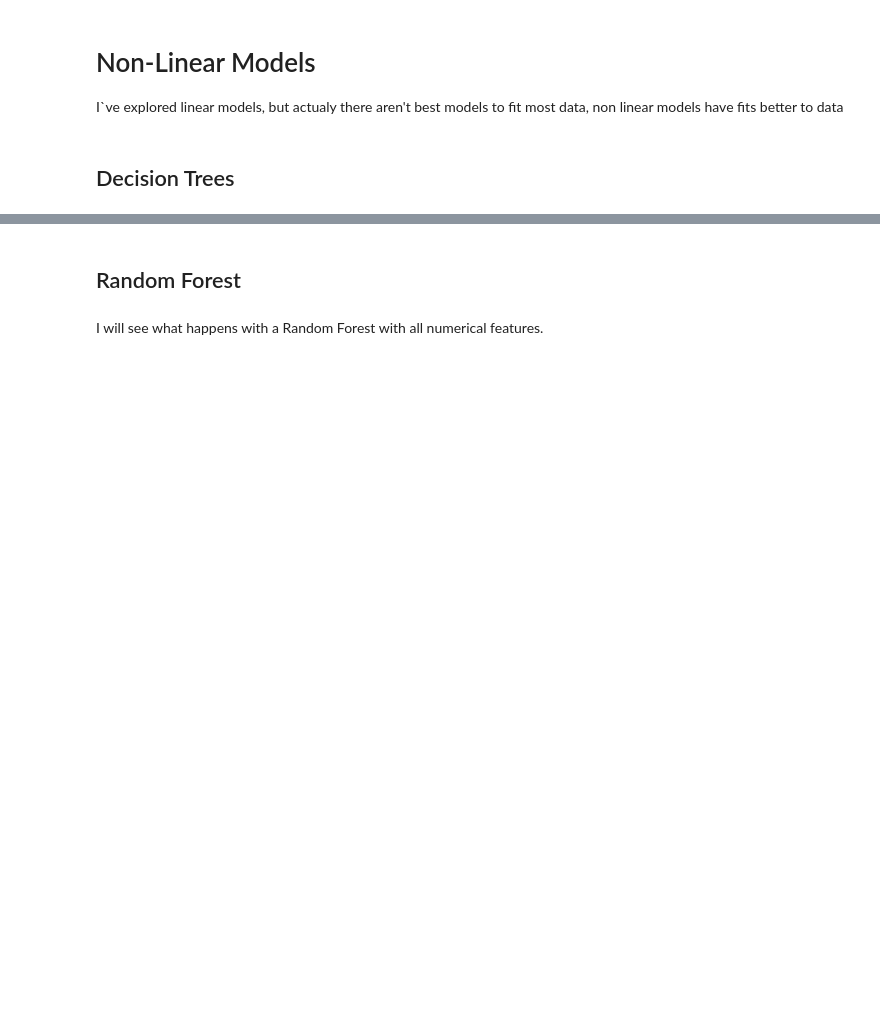
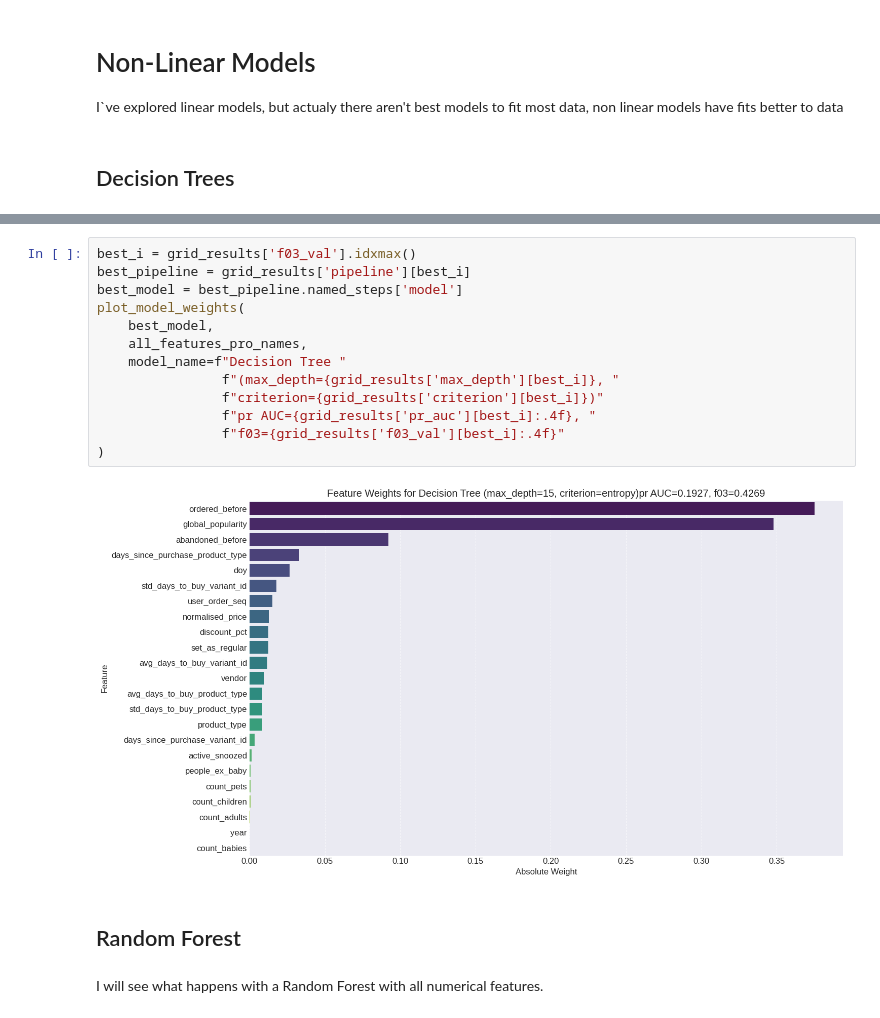
Before and after one commit to Riemann-def/zrive-ds, a Jupyter notebook: src/module_4/notebook.ipynb, the cells around one changed output, grey strips where cells are left out. Saved outputs shown, nothing was run; the diff lists cells and outputs as text; blank space fills up the shorter version.

```diff
--- a/src/module_4/notebook.ipynb
+++ b/src/module_4/notebook.ipynb
@@ -1492,3 +916,18 @@ I'll continue with more no linear models:
+# %%
+best_i = grid_results['f03_val'].idxmax()
+best_pipeline = grid_results['pipeline'][best_i]
+best_model = best_pipeline.named_steps['model']
+plot_model_weights(
+    best_model,
+    all_features_pro_names,
+    model_name=f"Decision Tree "
+                f"(max_depth={grid_results['max_depth'][best_i]}, "
+                f"criterion={grid_results['criterion'][best_i]})"
+                f"pr AUC={grid_results['pr_auc'][best_i]:.4f}, "
+                f"f03={grid_results['f03_val'][best_i]:.4f}"
+)
+# %% [output]
+[figure, added]
 # %% [markdown]
 ## Random Forest
 # %% [markdown]
```
Also changed, not shown: parts of 57 cells of this notebook.
